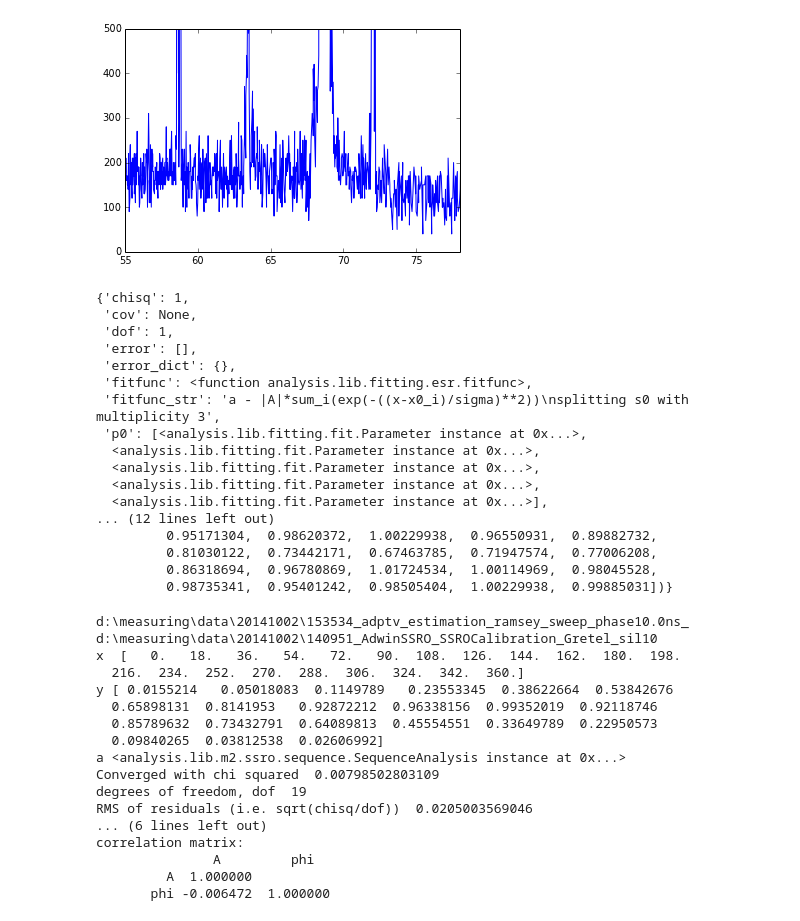
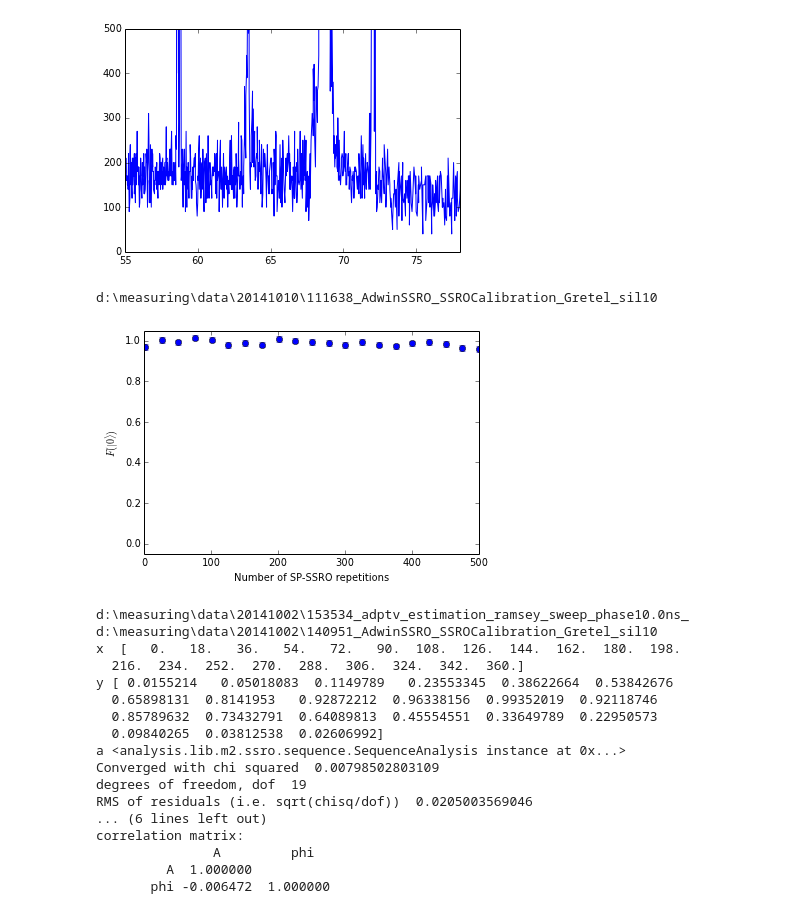
Before and after one commit to zaguros/analysis, a Jupyter notebook: iPython_Notebooks/LT1/Magnetometry on Gretel LT1.ipynb, the cells around one changed output. Drawn from its saved outputs; the diff is of its cells as text; code cells hidden in the pictures.

```diff
--- a/iPython_Notebooks/LT1/Magnetometry on Gretel LT1.ipynb
+++ b/iPython_Notebooks/LT1/Magnetometry on Gretel LT1.ipynb
@@ -236,26 +236,25 @@ plt.ylim(0,500)
 # %% [output]
 (0, 500)
 [figure]
-# %%
-fit_result
-# %% [output]
-{'chisq': 1,
- 'cov': None,
- 'dof': 1,
- 'error': [],
- 'error_dict': {},
- 'fitfunc': <function analysis.lib.fitting.esr.fitfunc>,
- 'fitfunc_str': 'a - |A|*sum_i(exp(-((x-x0_i)/sigma)**2))\nsplitting s0 with multiplicity 3',
- 'p0': [<analysis.lib.fitting.fit.Parameter instance at 0x...>,
-  <analysis.lib.fitting.fit.Parameter instance at 0x...>,
-  <analysis.lib.fitting.fit.Parameter instance at 0x...>,
-  <analysis.lib.fitting.fit.Parameter instance at 0x...>,
-  <analysis.lib.fitting.fit.Parameter instance at 0x...>],
-... (12 lines left out)
-         0.95171304,  0.98620372,  1.00229938,  0.96550931,  0.89882732,
-         0.81030122,  0.73442171,  0.67463785,  0.71947574,  0.77006208,
-         0.86318694,  0.96780869,  1.01724534,  1.00114969,  0.98045528,
-         0.98735341,  0.95401242,  0.98505404,  1.00229938,  0.99885031])}
+# %%
+from analysis.lib import fitting
+from analysis.lib.m2.ssro import sequence
+from analysis.lib.tools import toolbox
+from analysis.lib.fitting import fit,esr
+from analysis.lib.tools import plot
+
+ssro_calib_folder = toolbox.latest_data(contains='AdwinSSRO_SSROCalibration')
+print ssro_calib_folder
+folder = toolbox.latest_data('Multiple')
+a = sequence.SequenceAnalysis(folder)
+a.get_sweep_pts()
+a.get_readout_results('ssro')
+a.get_electron_ROC(ssro_calib_folder=ssro_calib_folder)
+fig, ax = plt.subplots(1,1)
+a.plot_result_vs_sweepparam(ret=True, name='ssro', ax=ax)
+# %% [output]
+d:\measuring\data\20141010\111638_AdwinSSRO_SSROCalibration_Gretel_sil10
+[figure, added]
 # %%
 execfile (r'D:\measuring\analysis\scripts\magnetometry\magnetometry_calibration.py')
 # %% [output]
```
Also changed, not shown: parts of 1 cell of this notebook.
